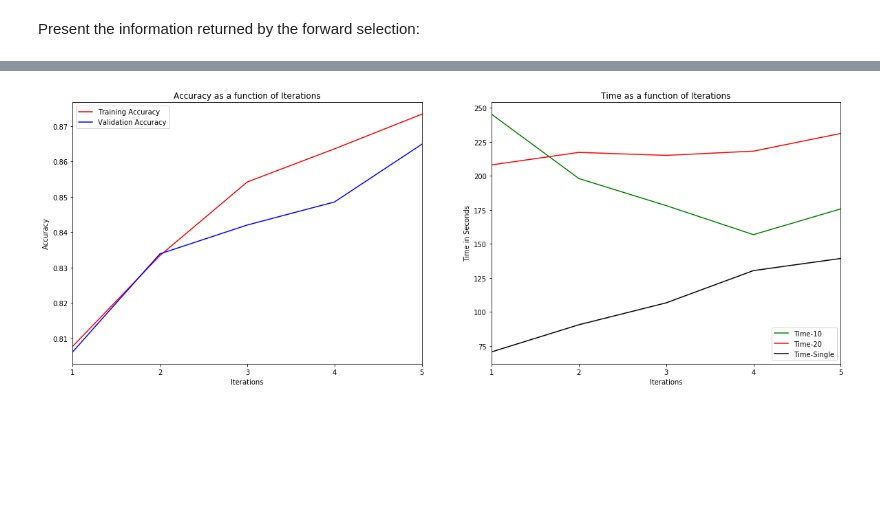
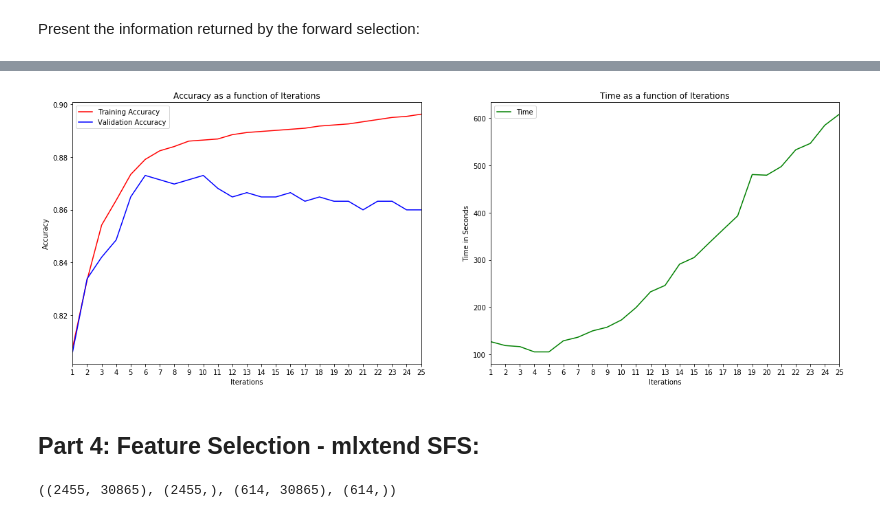
Before and after one commit to shlomoamor/Machine-Learning, a Jupyter notebook: Projects/Research_Luminal_A_Cancer/LumA - Feature Selection.ipynb, the cells around one changed output, grey strips where cells are left out. Cells and saved outputs as stored; diff of their text form; code cells hidden in the pictures; blank space fills up the shorter version.

Commit message:
Added Ranking & Binning

```diff
--- a/Projects/Research_Luminal_A_Cancer/LumA - Feature Selection.ipynb
+++ b/Projects/Research_Luminal_A_Cancer/LumA - Feature Selection.ipynb
@@ -248,7 +253,9 @@ from LumA_Functions import *
 # %%
 #%%time
 # Organize the data into np arrays
-X = data.drop('isLumA', axis=1).values
+X = data.drop('isLumA', axis=1)
+# Ranking and binning data
+X = bin_rank(X).values
 y = data['isLumA'].values
 # Split into training and validation sets
 np.random.seed(42)
@@ -256,3 +263,4 @@ indices = np.random.permutation(X.shape[0])
 idx_train, idx_val = indices[:int(0.8*X.shape[0])], indices[int(0.8*X.shape[0]):]
 X_train, X_val = X[idx_train], X[idx_val]
 y_train, y_val = y[idx_train], y[idx_val]
+X_train.shape,y_train.shape, X_val.shape, y_val.shape
@@ -259,10 +269,7 @@ y_train, y_val = y[idx_train], y[idx_val]
 # %%
 # Run forward selection
-max_features = 5
+max_features = 25
+cpu_count = multiprocessing.cpu_count()
 # Run with threadPool and single thread
-features_found_10,accu_acheived_10 = forward_selection(data,X_train, y_train, X_val, y_val, max_features, 10)
-features_found_20,accu_acheived_20 = forward_selection(data,X_train, y_train, X_val, y_val, max_features, 20)
-features_found_single,accu_acheived_single = forward_selection_single_threaded(data,X_train, y_train, X_val, y_val, max_features)
-
-for f in features_found_10:
-    print(f)
+features_found,accu_acheived = forward_selection(data,X_train, y_train, X_val, y_val, max_features, cpu_count)
+#features_found_single,accu_acheived_single = forward_selection_single_threaded(data,X_train, y_train, X_val, y_val, max_features)
@@ -275,7 +297,7 @@ for f in features_found_10:
 # %% [markdown]
 Present the information returned by the forward selection:
 # %%
-for itr in features_found_10:
+for itr in features_found:
     print("Iteration "+str(itr["Iteration"])+": "+str(itr["Feature"]))
 # %% [output]
 Iteration 1: ['CEP55']
@@ -286,40 +320,56 @@ Iteration 5: ['CEP55', 'MAPT', 'NGFR', 'AF086186', 'TMC4']
 # %%
 iterations = [i+1 for i in range(max_features)]
-accu_train = [itr["Training accuracy"] for itr in features_found_10]
-accu_val = [itr["Validation Accuracy"] for itr in features_found_10]
-time_10 = [itr["Time"] for itr in features_found_10]
-time_20 = [itr["Time"] for itr in features_found_20]
-time_single = [itr["Time"] for itr in features_found_single]
+accu_train = [itr["Training accuracy"] for itr in features_found]
+accu_val = [itr["Validation Accuracy"] for itr in features_found]
+time = [itr["Time"] for itr in features_found]
+#time_single = [itr["Time"] for itr in features_found_single]
 # %%
 fig, axes = plt.subplots(1, 2,figsize=(20, 7), sharey=False)
 
 ax = axes[0]
 # Plot both accuracies
 ax.plot(iterations, accu_train, label="Training Accuracy", color="Red")
 ax.plot(iterations, accu_val, label="Validation Accuracy", color="Blue")
 # Ensure we have the correct scale for the iterations axis
 ax.set_xlim([1, max_features])
 ax.set_xticks(np.arange(1, max_features+1, 1), minor=False)
 
 ax.set_xlabel('Iterations')
 ax.set_ylabel('Accuracy')
 ax.set_title('Accuracy as a function of Iterations')
 ax.legend()
 
 ax = axes[1]
 # Plot the time
-ax.plot(iterations, time_10, label="Time-10", color="Green")
-ax.plot(iterations, time_20, label="Time-20", color="Red")
-ax.plot(iterations, time_single, label="Time-Single", color="Black")
+ax.plot(iterations, time, label="Time", color="Green")
+#ax.plot(iterations, time_single, label="Time-Single", color="Black")
 # Ensure we have the correct scale for the iterations axis
 ax.set_xlim([1, max_features])
 ax.set_xticks(np.arange(1, max_features+1, 1), minor=False)
 
 ax.set_xlabel('Iterations')
 ax.set_ylabel('Time in Seconds')
 ax.set_title('Time as a function of Iterations')
 ax.legend()
 
 plt.show()
 # %% [output]
-[figure, old version]
+[figure, new version]
+# %% [markdown]
+## Part 4: Feature Selection - mlxtend SFS:
+# %%
+#%%time
+# Organize the data into np arrays
+X = data.drop('isLumA', axis=1)
+# Ranking and binning data
+X = bin_rank(X).values
+y = data['isLumA'].values
+# Split into training and validation sets
+np.random.seed(42)
+indices = np.random.permutation(X.shape[0])
+idx_train, idx_val = indices[:int(0.8*X.shape[0])], indices[int(0.8*X.shape[0]):]
+X_train, X_val = X[idx_train], X[idx_val]
+y_train, y_val = y[idx_train], y[idx_val]
+X_train.shape,y_train.shape, X_val.shape, y_val.shape
+# %% [output]
+((2455, 30865), (2455,), (614, 30865), (614,))
```
Also changed, not shown: parts of 12 cells of this notebook.
